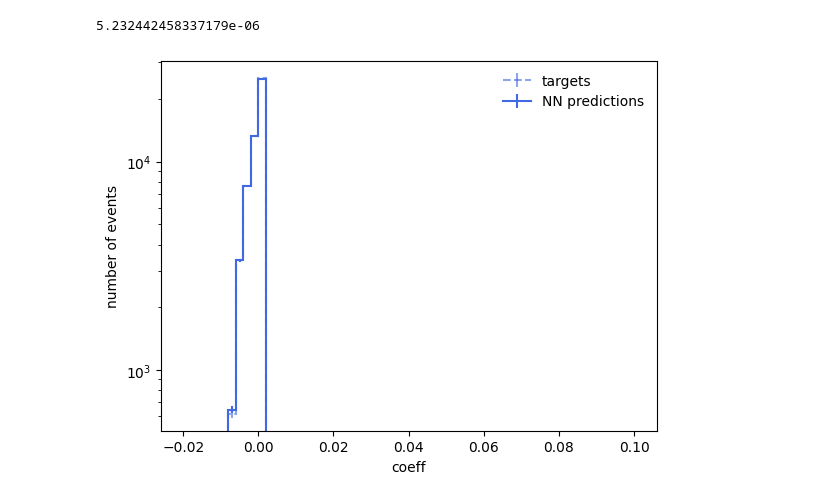
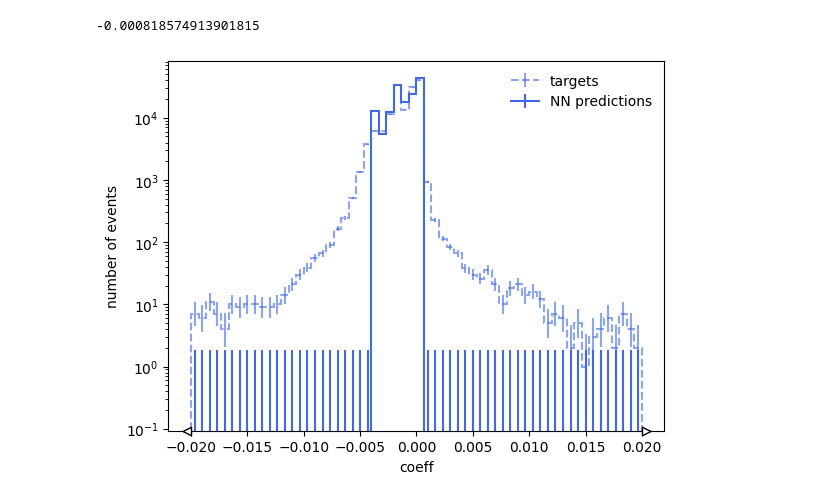
Before and after one commit to hep-cce/nsbi4hep, a Jupyter notebook: notebooks/plot-rolypoly-outputs.ipynb, the cells around one changed output. Saved outputs shown, nothing was run; the diff lists cells and outputs as text; code cells hidden in the pictures.

```diff
--- a/notebooks/plot-rolypoly-outputs.ipynb
+++ b/notebooks/plot-rolypoly-outputs.ipynb
@@ -20,26 +20,26 @@ import pandas as pd
 import torch
 from lightning import Trainer
 # %%
-OUTPUT_DIR = '../jobs/rolypoly/refactor-four-SIG/coeff_2/'
+OUTPUT_DIR = '../jobs/rolypoly/refactor-four-INT/coeff_2/'
 SCALER_FILE_X = 'scaler_X.pkl'
 SCALER_FILE_Y = 'scaler_y.pkl'
 CHECKPOINT_DIR = 'checkpoints'
 SAMPLE_DIR = '../..'
 
-checkpoint_epoch = '181'
-checkpoint_loss = '0.00'
+checkpoint_epoch = '149'
+checkpoint_loss = '0.12'
 
 CHECKPOINT = f'checkpoint-rolypoly-epoch={checkpoint_epoch}-val_loss={checkpoint_loss}.ckpt'
 
-VERSION_NO = 1
+VERSION_NO = 0
 LIGHTNING_DIR = f'lightning_logs/version_{VERSION_NO}'
 
-COMPONENT = msq.Component.SIG
-COMPONENT_FILE = msq.Component.SIG
+COMPONENT = msq.Component.INT
+COMPONENT_FILE = msq.Component.INT
 
 FEATURES = ['mandelstam_s', 'mandelstam_t', 'mandelstam_u']#['cth_star', 'cth_1', 'cth_2', 'phi', 'phi_1', 'Z1_mass', 'Z2_mass', '4l_mass', '4l_rapidity']
 COEFFICIENT_INDEX = 2
-SAMPLE_SIZE = 50000
+SAMPLE_SIZE = 150000
 BATCH_SIZE = 64
 SEED = 42
 # %%
@@ -82,7 +82,7 @@ sample = sample.calculate(z_cand).filter(z_masses).calculate(mandelstam).calcula
 c6_mod = c6.Modifier(baseline=COMPONENT, events=sample, c6_values=[-5,-1,0,1,5]) if COMPONENT!=msq.Component.INT else c6.Modifier(baseline=COMPONENT, events=sample, c6_values=[-5,0,5])
 coefficient = c6_mod.coefficients[:,COEFFICIENT_INDEX]
 
-unweighted_indices = sample.weights.sample(n=SAMPLE_SIZE, replace=True, weights=sample.weights, random_state=SEED).index
+unweighted_indices = sample.weights.sample(n=SAMPLE_SIZE, replace=True, weights=np.ones_like(sample.weights), random_state=SEED).index
 
 X = sample.kinematics[FEATURES].to_numpy()[unweighted_indices]
 
@@ -94,7 +94,7 @@ y = coefficient[unweighted_indices]
 # %%
 print(np.median(y))
 # %% [output]
-5.232442458337179e-06
+-0.000818574913901815
 # %%
 loaded_model = rolypoly.ROLYPOLY.load_from_checkpoint(os.path.join(OUTPUT_DIR, CHECKPOINT_DIR, CHECKPOINT))
 # %%
@@ -107,28 +107,28 @@ predictions = scaler_y.inverse_transform(predictions[:,np.newaxis]).flatten()
 # %%
 BINS = 60
 
-bounds = [-2e-2,10e-2]
-#bounds = [-1e-6,1.4e-5]
+bounds = [-2e-2,2e-2]
+#bounds = [-1e-6,5e-6]
 
 h_predictions_train = hist.Hist(hist.axis.Regular(BINS, *bounds))
 h_predictions_train.fill(predictions)
 
 h_targets_train = hist.Hist(hist.axis.Regular(BINS, *bounds))
 #y[y>=0] = -y[y>=0]
 h_targets_train.fill(y)
 
 h_targets_train.plot(color='royalblue', linestyle='--', label='targets', alpha=0.6)
 h_predictions_train.plot(color='royalblue', linestyle='-', label='NN predictions')
 
 plt.xlabel(f'coeff')
 plt.ylabel('number of events')
 plt.yscale('log')
 
 plt.legend(frameon=False)
 
 plt.show()
 # %% [output]
-[figure, old version]
+[figure, new version]
 # %%
 BINS=80
 
```
Also changed, not shown: parts of 3 cells of this notebook, 2 other files.
